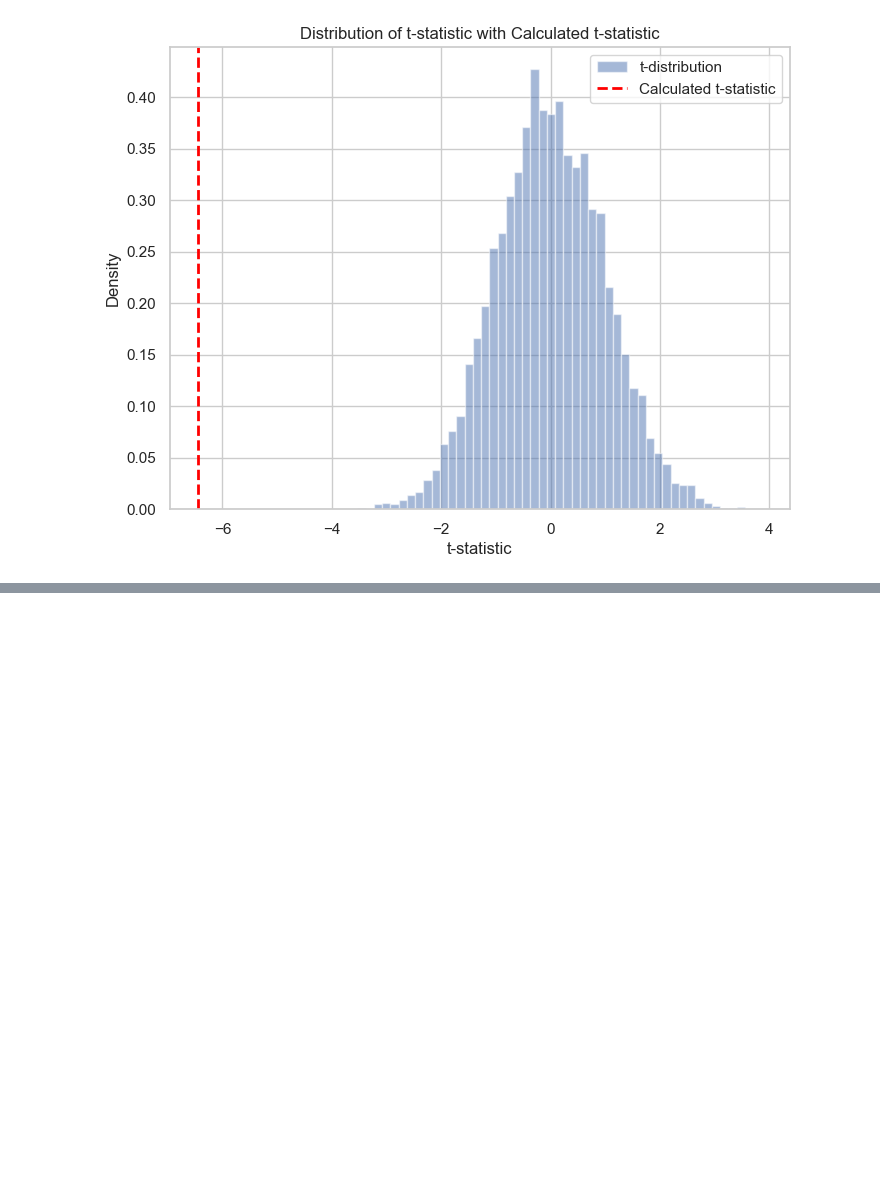
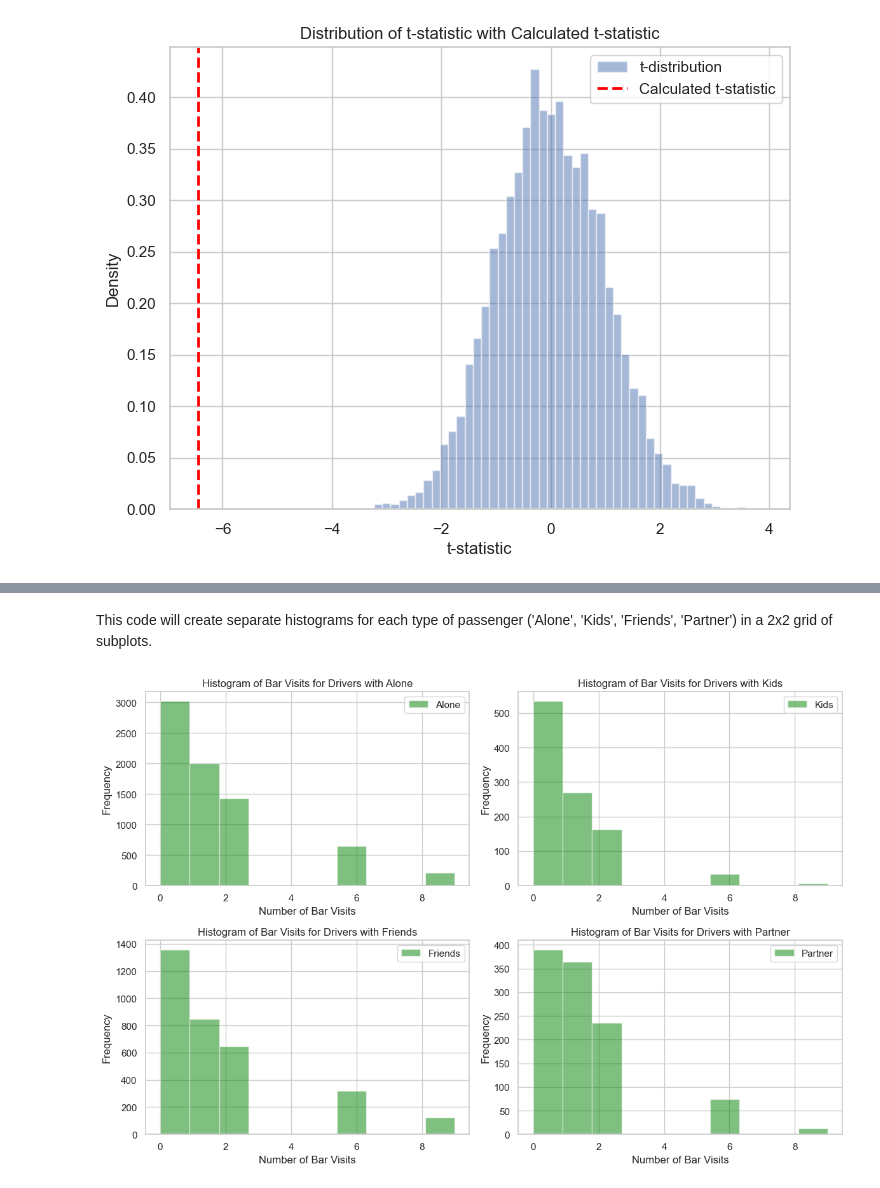
Before and after one commit to bigonil/BH-PCMLAI, a Jupyter notebook: p_assign_app_5_1/prompt.ipynb, the cells around one changed output, grey strips where cells are left out. Drawn from its saved outputs; the diff is of its cells as text; code cells hidden in the pictures; blank space fills up the shorter version.

```diff
--- a/p_assign_app_5_1/prompt.ipynb
+++ b/p_assign_app_5_1/prompt.ipynb
@@ -977,0 +987,32 @@ KeyError: 'has_passengers'
+# %% [markdown]
+This code will create separate histograms for each type of passenger ('Alone', 'Kids', 'Friends', 'Partner') in a 2x2 grid of subplots.
+# %%
+import matplotlib.pyplot as plt
+
+# Define the passenger types
+passenger_types = ['Alone', 'Kids', 'Friends', 'Partner']
+
+# Create subplots for each passenger type
+fig, axes = plt.subplots(nrows=2, ncols=2, figsize=(12, 8))
+axes = axes.flatten()
+
+for passenger_type, ax in zip(passenger_types, axes):
+    # Create binary indicator for the current passenger type
+    data['passanger_indicator'] = data['passanger'].apply(lambda x: 1 if x == passenger_type else 0)
+
+    # Plot histogram for the current passenger type
+    ax.hist(data[data['passanger_indicator'] == 1]['Bar'], bins=10, alpha=0.5, color='green', label=passenger_type)
+
+    # Add labels and title for each subplot
+    ax.set_xlabel('Number of Bar Visits')
+    ax.set_ylabel('Frequency')
+    ax.set_title(f'Histogram of Bar Visits for Drivers with {passenger_type}')
+    ax.legend()
+
+# Adjust layout
+plt.tight_layout()
+
+# Show the plot
+plt.show()
+# %% [output]
+[figure, added]
```
Also changed, not shown: parts of 5 cells of this notebook.
